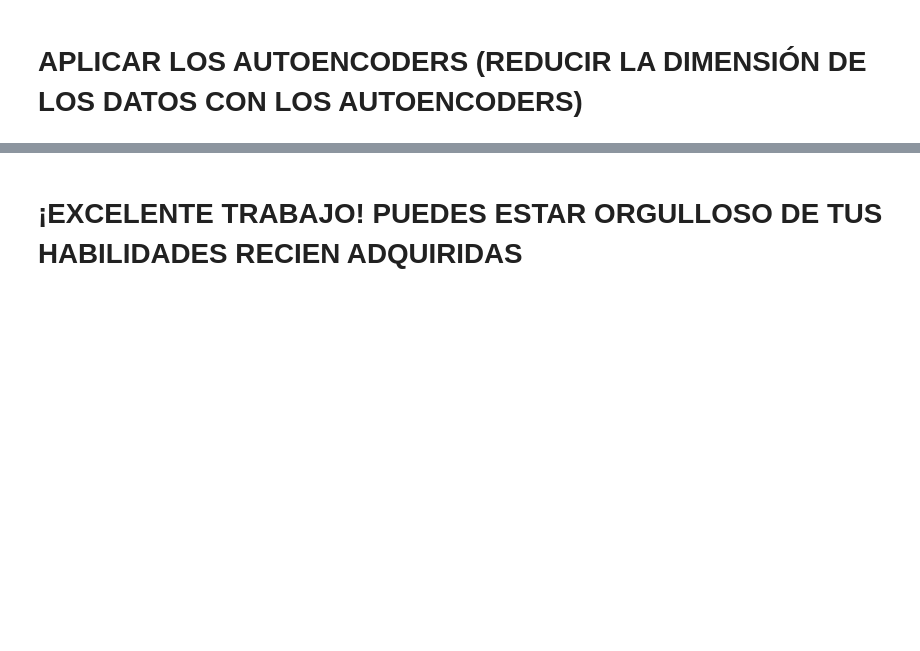
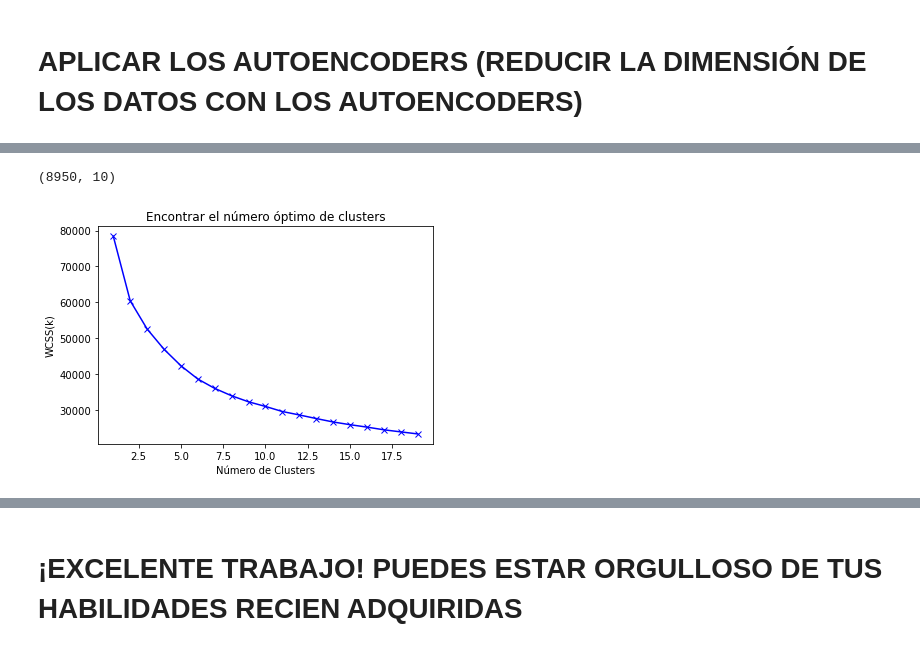
Before and after one commit to sergioarnold87/Practica_Sergio, a Jupyter notebook: 2. Departamento de Marketing/Departamento_de_Marketing.ipynb, the cells around one changed output, grey strips where cells are left out. Saved outputs shown, nothing was run; the diff lists cells and outputs as text; code cells hidden in the pictures; blank space fills up the shorter version.

```diff
--- a/2. Departamento de Marketing/Departamento_de_Marketing.ipynb
+++ b/2. Departamento de Marketing/Departamento_de_Marketing.ipynb
@@ -479,0 +465,22 @@ Epoch 25/25
+# %%
+encoding_dim = 7
+input_df = Input(shape = (17, ))
+# Glorot normal inicializador (Xavier normal initializer) tomar muestras aleatorias de una
+#   distribución normal truncada
+x = Dense(encoding_dim, activation = 'relu')(input_df)
+x = Dense(500, activation = 'relu', kernel_initializer = 'glorot_uniform')(x)
+x = Dense(500, activation = 'relu', kernel_initializer = 'glorot_uniform')(x)
+x = Dense(2000, activation = 'relu', kernel_initializer = 'glorot_uniform')(x)
+
+encoded = Dense(10, activation = 'relu', kernel_initializer = 'glorot_uniform')(x)
+
+x = Dense(2000, activation = 'relu', kernel_initializer = 'glorot_uniform')(encoded)
+x = Dense(500, activation = 'relu', kernel_initializer = 'glorot_uniform')(x)
+
+decoded = Dense(17, kernel_initializer = 'glorot_uniform')(x)
+
+autoencoder = Model(input_df, decoded)
+
+encoder = Model(input_df, encoded)
+
+autoencoder.compile(optimizer= 'adam', loss = 'mean_squared_error')
@@ -479,0 +511,2 @@ Epoch 25/25
+# %%
+autoencoder.fit(creditcard_df_scaled, creditcard_df_scaled, batch_size=128, epochs=25, verbose=1)
@@ -479,0 +534,23 @@ Epoch 25/25
+# %%
+pred = encoder.predict(creditcard_df_scaled)
+# %%
+pred.shape
+# %% [output]
+(8950, 10)
+# %%
+scores_2 = []
+
+range_values = range(1,20)
+
+for i in range_values:
+    kmeans = KMeans(n_clusters=i)
+    kmeans.fit(pred)
+    scores_2.append(kmeans.inertia_)
+
+plt.plot(range_values, scores_2, 'bx-')
+plt.title("Encontrar el número óptimo de clusters")
+plt.xlabel("Número de Clusters")
+plt.ylabel("WCSS(k)")
+plt.show()
+# %% [output]
+[figure, added]
```
Also changed, not shown: parts of 11 cells of this notebook, 1 other file.
